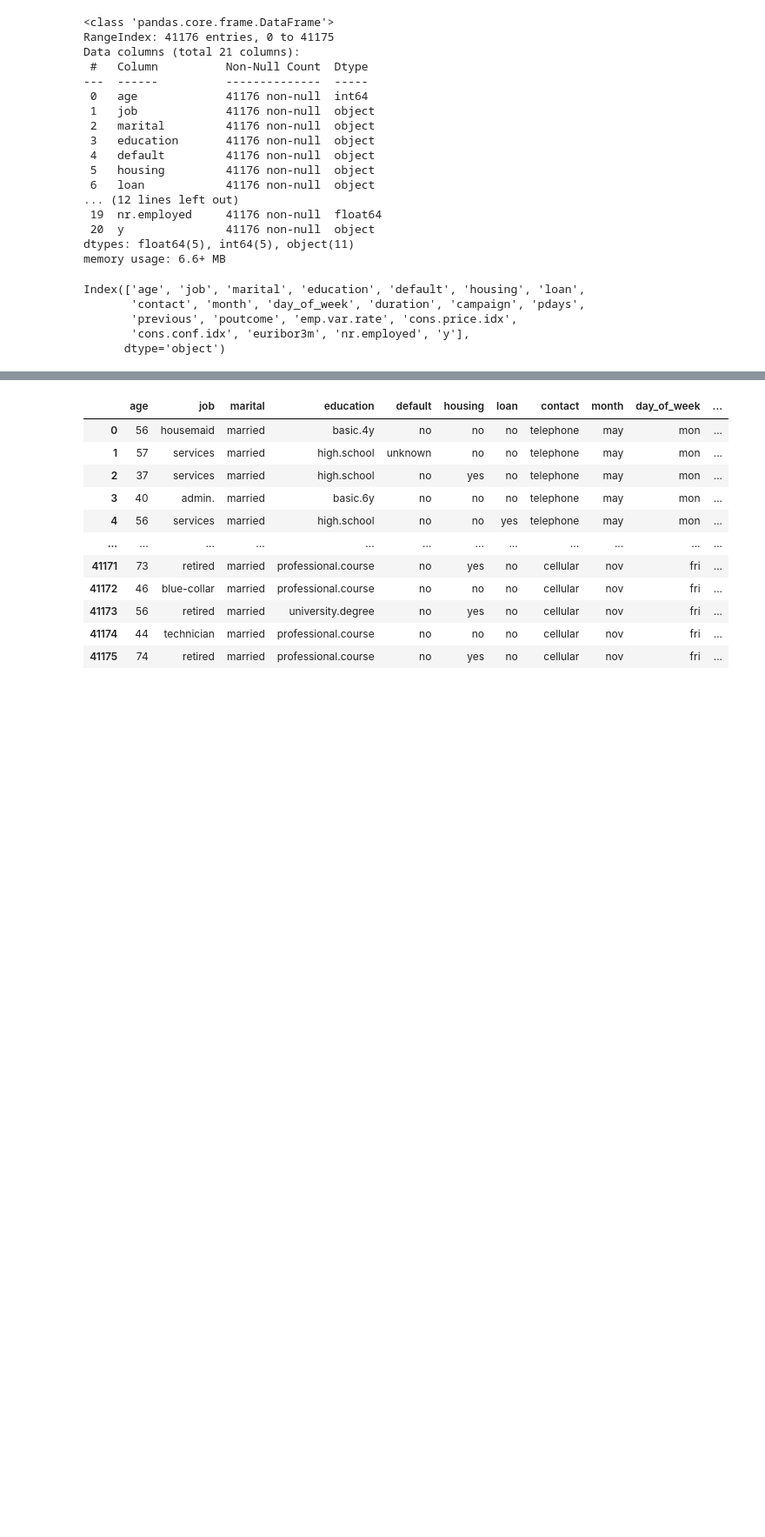
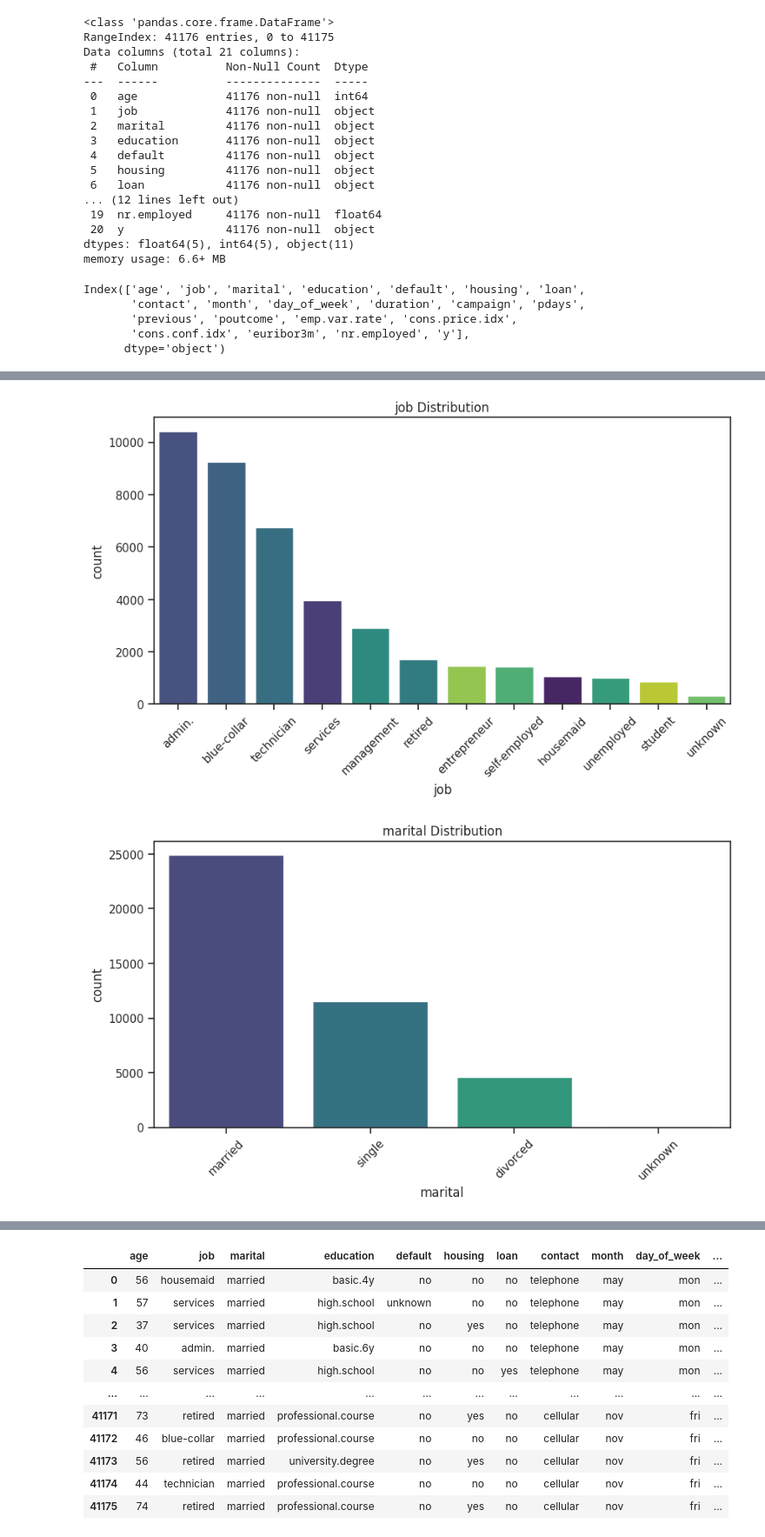
Before and after one commit to mgnorero/regresion-logristica, a Jupyter notebook: src/explore.ipynb, the cells around one changed output, grey strips where cells are left out. Shown at 87% size. Saved outputs shown, nothing was run; the diff lists cells and outputs as text; code cells hidden in the pictures; blank space fills up the shorter version.

Commit message:
visualizacion

```diff
--- a/src/explore.ipynb
+++ b/src/explore.ipynb
@@ -88,3 +88,21 @@ Index(['age', 'job', 'marital', 'education', 'default', 'housing', 'loan',
        'previous', 'poutcome', 'emp.var.rate', 'cons.price.idx',
        'cons.conf.idx', 'euribor3m', 'nr.employed', 'y'],
       dtype='object')
+# %%
+#clarificar nombres
+df.rename(columns={'default': 'credito_actual', 'housing': 'current_house_loan', 'month': 'last_contact_month', 'campaign': 'numero_de_contactos', 'poutcome': 'resultado_anterior'}, inplace=True)
+# %%
+#analizar las varialbes categóricas
+cat = df[['job', 'marital', 'education', 'credito_actual', 'current_house_loan', 'loan',
+       'contact', 'last_contact_month', 'day_of_week', 'resultado_anterior']]
+target = df['y']
+
+# Descripción de las columnas categóricas
+cat_description = cat.describe(include='all')
+print("Descripción de las columnas categóricas:")
+print(cat_description)
+
+# Descripción de la variable objetivo
+target_description = target.describe(include='all')
+print("\nDescripción de la variable objetivo:")
+print(target_description)
@@ -90,0 +129,17 @@ Index(['age', 'job', 'marital', 'education', 'default', 'housing', 'loan',
+# %%
+import matplotlib.pyplot as plt
+import seaborn as sns
+
+# Configurar el estilo de los gráficos
+sns.set_theme(style="ticks")
+
+# Visualizar la distribución de cada variable categórica
+for column in cat.columns:
+    plt.figure(figsize=(10, 5))
+    sns.countplot(data=cat, x=column, order=cat[column].value_counts().index, hue=column, palette='viridis')
+    plt.title(f'{column} Distribution')
+    plt.xticks(rotation=45)
+    plt.show()
+# %% [output]
+[figure, added]
+[figure, added]
```
Also changed, not shown: parts of 7 cells of this notebook.
